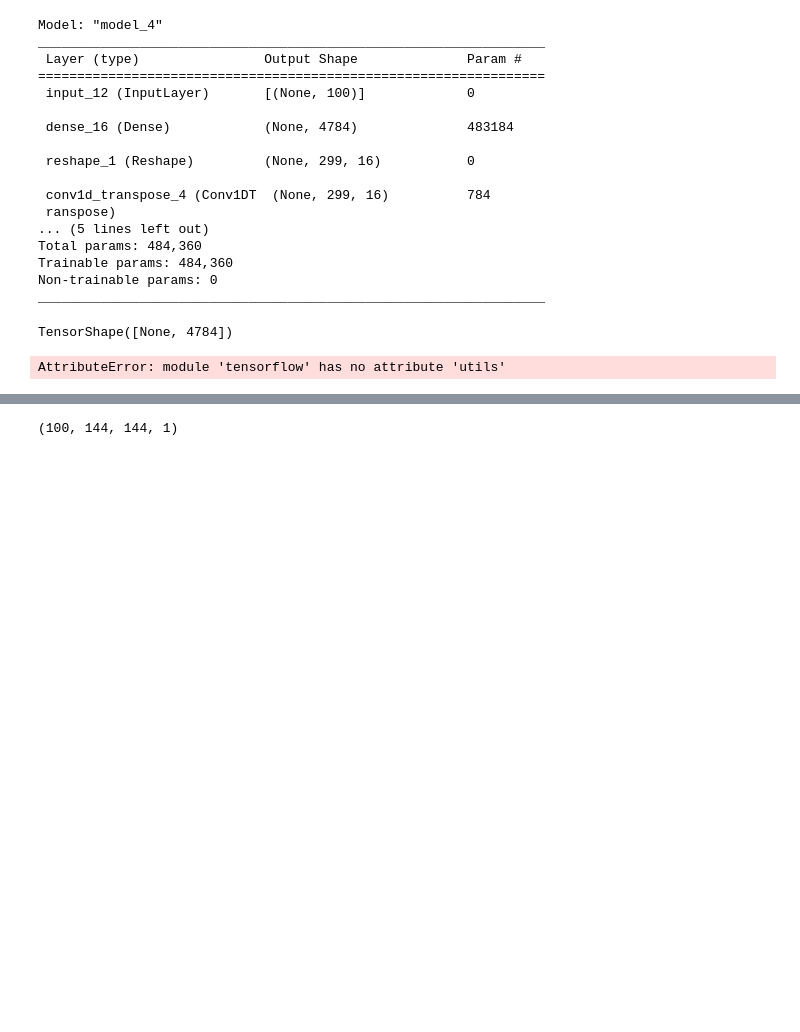
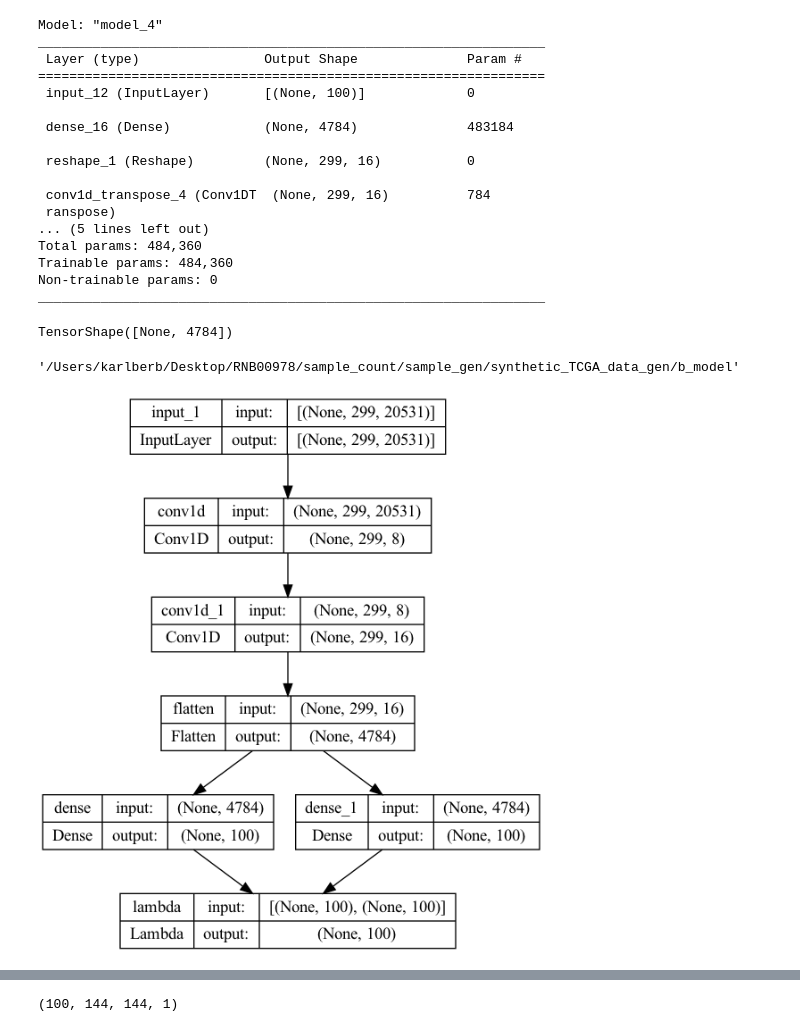
Before and after one commit to briankarlberg/synthetic_TCGA_data_gen, a Jupyter notebook: b_model/b_model_03.ipynb, the cells around one changed output, grey strips where cells are left out. Cells and saved outputs as stored; diff of their text form; code cells hidden in the pictures; blank space fills up the shorter version.

```diff
--- a/b_model/b_model_03.ipynb
+++ b/b_model/b_model_03.ipynb
@@ -96,6 +154,12 @@ encoder_conv = Conv1D(filters=8,
 # %%
 # Float.64 on 1Dconv run
 # from https://becominghuman.ai/using-variational-autoencoder-vae-to-generate-new-images-14328877e88d
+
+train_norm_arr = train_norm.to_numpy()
+train_norm_arr_exp = np.expand_dims(train_norm_arr, axis=-1)
+
+test_norm_arr = test_norm.to_numpy()
+test_norm_arr_exp = np.expand_dims(test_norm_arr, axis=-1)
 
 latent_dim = 100
 
@@ -109,9 +173,9 @@ from keras.layers import (Input, # want float.64 to go into this layer, two inpu
                           Conv1D,
 
                           Dense,
-                          Conv2D,
+                          # Conv2D,
 
-                          Conv2DTranspose,
+                          # Conv2DTranspose,
                           Conv1DTranspose,
                           Flatten, # might not need to go back to Dense
 
@@ -151,7 +215,8 @@ def kl_reconstruction_loss(true, pred):
 # flatten inputs, diff between 1D and dense? - have to have same input shapes
 
 # encoder_input = Input(shape=input_shape)
-encoder_input = Input(shape=train_norm.shape)
+# encoder_input = Input(shape=train_norm_arr_exp.shape)
+encoder_input = Input(shape=(train_norm.shape[1],1,))
 
 # encoder_conv = Conv1D(filters=8, kernel_size=3, strides=2,
 #                 padding='same', activation='relu')(encoder_input)
@@ -256,7 +361,14 @@ _________________________________________________________________
 decoder.shape
 # %% [output]
 TensorShape([None, 4784])
+# %%
+pwd
+# %% [output]
+'/Users/karlberb/Desktop/RNB00978/sample_count/sample_gen/synthetic_TCGA_data_gen/b_model'
 # %%
-tf.utils.plot_model(encoder) # fix, put to sample code
+tf.keras.utils.plot_model(
+    encoder,
+    show_shapes=True,
+    to_file='./loss_curves_ignored/1D_enc_v3.png')
 # %% [output]
-AttributeError: module 'tensorflow' has no attribute 'utils'
+[figure, added]
```
Also changed, not shown: parts of 46 cells of this notebook, 2 other files.
